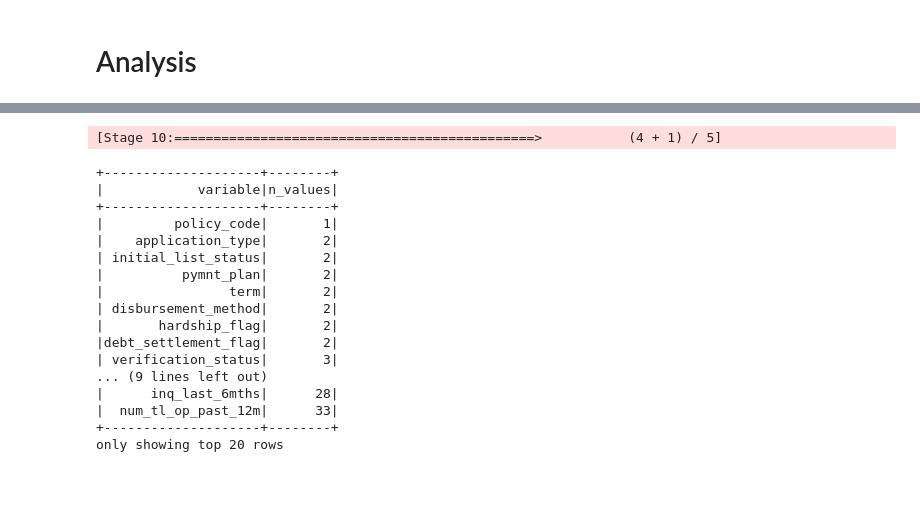
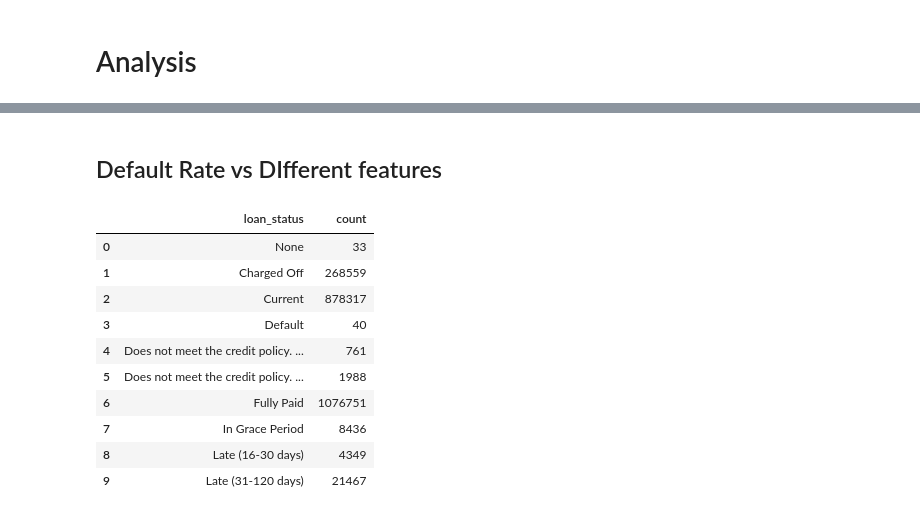
Before and after one commit to neon-belfante/lending-club-analysis, a Jupyter notebook: src/00.data_analysis.ipynb, the cells around one changed output, grey strips where cells are left out. Drawn from its saved outputs; the diff is of its cells as text; code cells hidden in the pictures; blank space fills up the shorter version.

```diff
--- a/src/00.data_analysis.ipynb
+++ b/src/00.data_analysis.ipynb
@@ -168,35 +127,0 @@ excluded_cols
-# %%
-data_nulls_excluded = data\
-.select([col for col in data.columns if col not in excluded_cols])
-
-string_select = []
-for col in data_nulls_excluded.columns:
-    string_select.append(f"CAST({col} AS STRING) AS {col}")
-
-data_nulls_excluded\
-.selectExpr(string_select)\
-.melt(ids=[], values=[col for col in data_nulls_excluded.columns], variableColumnName="variable", valueColumnName="value")\
-.drop_duplicates()\
-.groupBy("variable")\
-.agg(count(col("value")).alias("n_values"))\
-.orderBy("n_values")\
-.show()
-# %% [output]
-[Stage 10:==============================================>           (4 + 1) / 5]
-+--------------------+--------+
-|            variable|n_values|
-+--------------------+--------+
-|         policy_code|       1|
-|    application_type|       2|
-| initial_list_status|       2|
-|          pymnt_plan|       2|
-|                term|       2|
-| disbursement_method|       2|
-|       hardship_flag|       2|
-|debt_settlement_flag|       2|
-| verification_status|       3|
-... (9 lines left out)
-|      inq_last_6mths|      28|
-|  num_tl_op_past_12m|      33|
-+--------------------+--------+
-only showing top 20 rows
@@ -356,0 +128,22 @@ class binnerSelector:
+# %% [markdown]
+## Default Rate vs DIfferent features
+# %%
+loan_status_display = data_selected\
+.groupBy("loan_status")\
+.agg(count(col("id")).alias("count"))\
+.orderBy("loan_status")\
+.toPandas()
+
+loan_status_display
+# %% [output]
+|  | loan_status | count |
+| 0 | None | 33 |
+| 1 | Charged Off | 268559 |
+| 2 | Current | 878317 |
+| 3 | Default | 40 |
+| 4 | Does not meet the credit policy. ... | 761 |
+| 5 | Does not meet the credit policy. ... | 1988 |
+| 6 | Fully Paid | 1076751 |
+| 7 | In Grace Period | 8436 |
+| 8 | Late (16-30 days) | 4349 |
+| 9 | Late (31-120 days) | 21467 |
```
Also changed, not shown: parts of 16 cells of this notebook, 1 other file.
